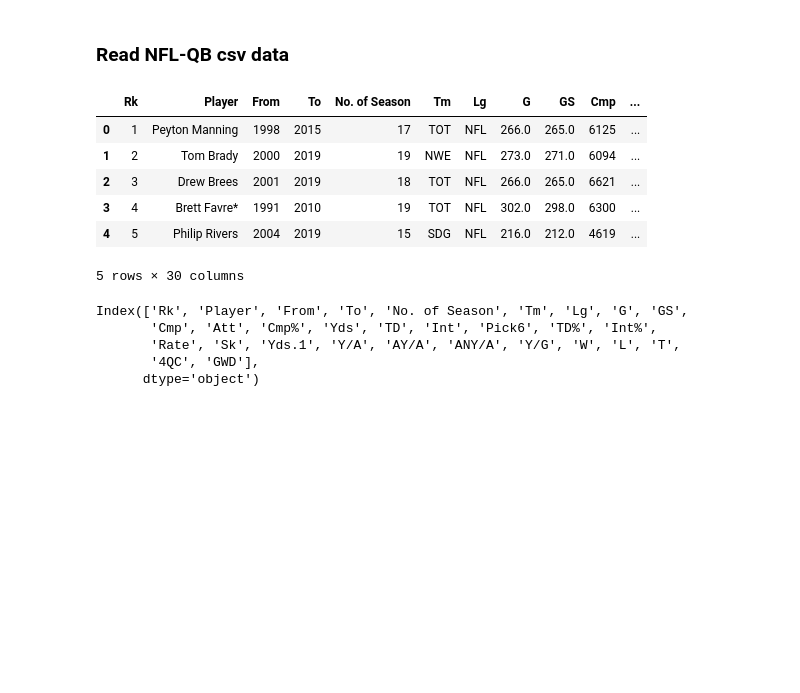
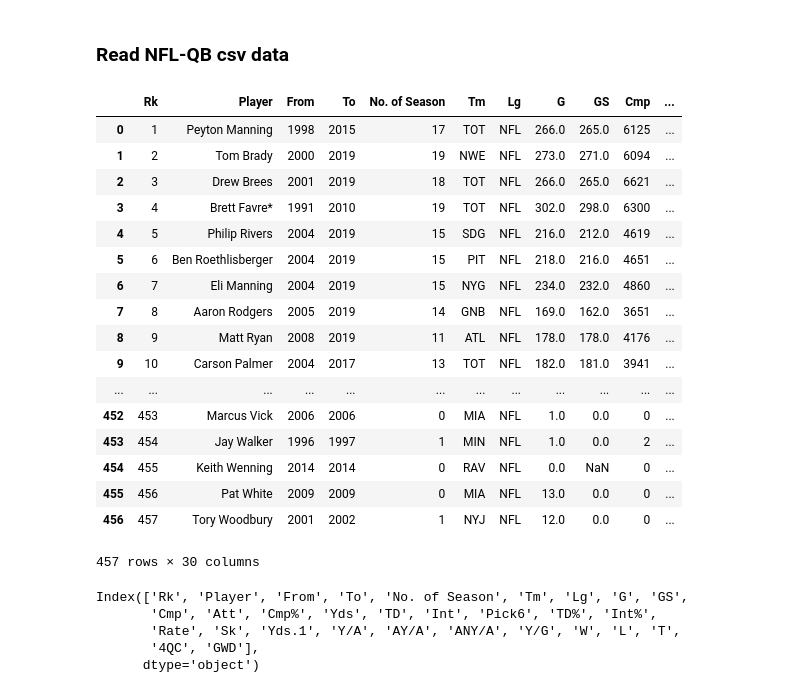
Before and after one commit to ankitapatel9/NFL-project, a Jupyter notebook: NFL-QB.ipynb, the cells around one changed output. Saved outputs shown, nothing was run; the diff lists cells and outputs as text; code cells hidden in the pictures; blank space fills up the shorter version.

```diff
--- a/NFL-QB.ipynb
+++ b/NFL-QB.ipynb
@@ -9,15 +9,26 @@ from scipy.stats import sem
 # %%
 nfl_file = "Data/NFLQBDATA.csv"
 nfl_data_df = pd.read_csv(nfl_file)
-nfl_data_df.head()
+nfl_data_df
 # %% [output]
 |  | Rk | Player | From | To | No. of Season | Tm | Lg | G | GS | Cmp | ... |
 | 0 | 1 | Peyton Manning | 1998 | 2015 | 17 | TOT | NFL | 266.0 | 265.0 | 6125 | ... |
 | 1 | 2 | Tom Brady | 2000 | 2019 | 19 | NWE | NFL | 273.0 | 271.0 | 6094 | ... |
 | 2 | 3 | Drew Brees | 2001 | 2019 | 18 | TOT | NFL | 266.0 | 265.0 | 6621 | ... |
 | 3 | 4 | Brett Favre* | 1991 | 2010 | 19 | TOT | NFL | 302.0 | 298.0 | 6300 | ... |
 | 4 | 5 | Philip Rivers | 2004 | 2019 | 15 | SDG | NFL | 216.0 | 212.0 | 4619 | ... |
+| 5 | 6 | Ben Roethlisberger | 2004 | 2019 | 15 | PIT | NFL | 218.0 | 216.0 | 4651 | ... |
+| 6 | 7 | Eli Manning | 2004 | 2019 | 15 | NYG | NFL | 234.0 | 232.0 | 4860 | ... |
+| 7 | 8 | Aaron Rodgers | 2005 | 2019 | 14 | GNB | NFL | 169.0 | 162.0 | 3651 | ... |
+| 8 | 9 | Matt Ryan | 2008 | 2019 | 11 | ATL | NFL | 178.0 | 178.0 | 4176 | ... |
+| 9 | 10 | Carson Palmer | 2004 | 2017 | 13 | TOT | NFL | 182.0 | 181.0 | 3941 | ... |
+| ... | ... | ... | ... | ... | ... | ... | ... | ... | ... | ... | ... |
+| 452 | 453 | Marcus Vick | 2006 | 2006 | 0 | MIA | NFL | 1.0 | 0.0 | 0 | ... |
+| 453 | 454 | Jay Walker | 1996 | 1997 | 1 | MIN | NFL | 1.0 | 0.0 | 2 | ... |
+| 454 | 455 | Keith Wenning | 2014 | 2014 | 0 | RAV | NFL | 0.0 | NaN | 0 | ... |
+| 455 | 456 | Pat White | 2009 | 2009 | 0 | MIA | NFL | 13.0 | 0.0 | 0 | ... |
+| 456 | 457 | Tory Woodbury | 2001 | 2002 | 1 | NYJ | NFL | 12.0 | 0.0 | 0 | ... |
-5 rows × 30 columns
+457 rows × 30 columns
 # %%
 nfl_data_df.columns
 # %% [output]
```
Also changed, not shown: parts of 1 cell of this notebook.
